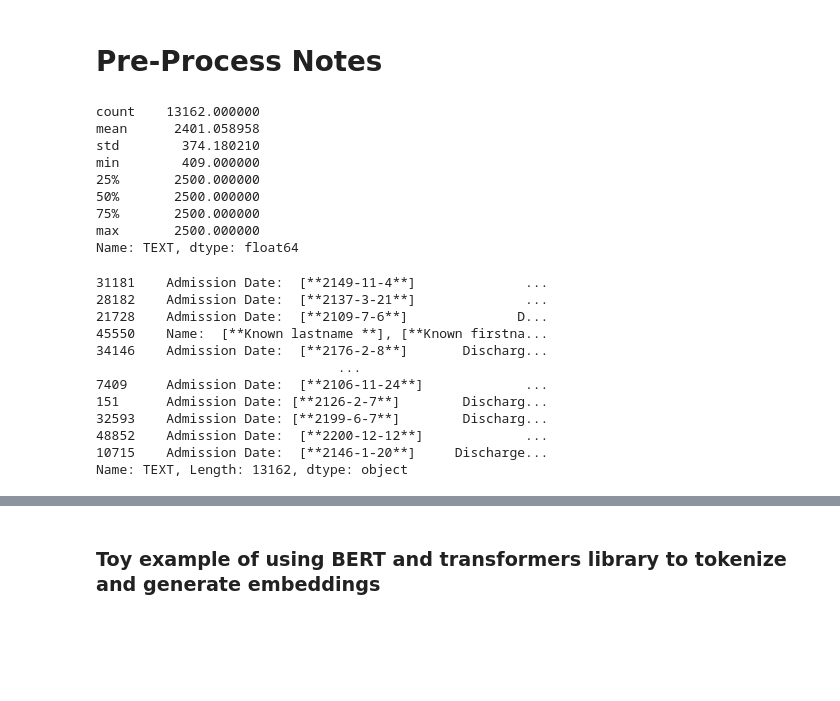
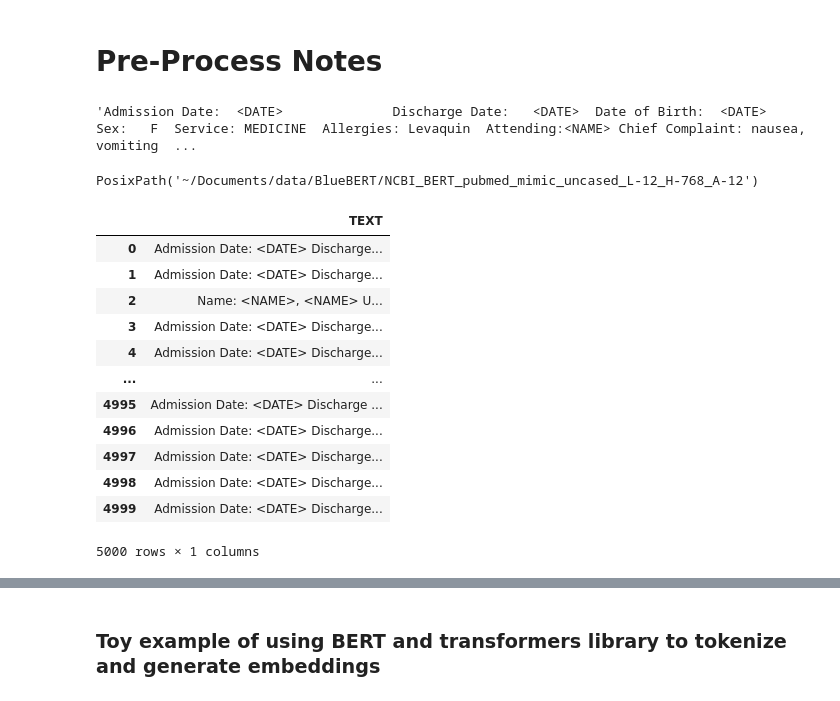
Before and after one commit to kev8484/mimic-models, a Jupyter notebook: MIMIC_CNN_script.ipynb, the cells around one changed output, grey strips where cells are left out. Drawn from its saved outputs; the diff is of its cells as text; code cells hidden in the pictures; blank space fills up the shorter version.

Commit message:
tokenization handles dates and names gracefully

```diff
--- a/MIMIC_CNN_script.ipynb
+++ b/MIMIC_CNN_script.ipynb
@@ -196,41 +196,55 @@ Done.
 # %% [markdown]
 # Pre-Process Notes
 # %%
-def preprocess_text(df):
+def preprocess_text(df, char_limit=2500):
     # This function preprocesses the text by filling not a number
     # and replacing new lines ('\n') and carriage returns ('\r')
-    df.TEXT = df.TEXT.fillna(' ')
-    df.TEXT = df.TEXT.str.replace('\n',' ')
-    df.TEXT = df.TEXT.str.replace('\r',' ')
-    return df
+    text_data = df.TEXT\
+        .fillna(' ')\
+        .str.replace('\n', ' ')\
+        .str.replace('\r', ' ')\
+        .str.replace('\[\*\*(\d{4}-\d{1,2}-\d{1,2})\*\*\]',
+                     '<DATE>', regex=True)\
+        .str.replace(r'\[\*\*([\da-zA-Z() \(\)]*?(?:Name|name)[\da-zA-Z \(\)]*?)\*\*\]',
+                     '<NAME>', regex=True)\
+        .str.replace(r'\[\*\*([\d-]*?)\*\*\]',
+                     '<NUMBER>', regex=True)\
+        .str.replace(r'\[\*\*(Hospital.*?)\*\*\]',
+                     '<HOSPITAL>', regex=True)\
+        .str.replace(r'\[\*\*(.*?)\*\*\]',
+                     '<UNK>', regex=True)\
+        .str[:char_limit]\
+
+    return text_data
 
 # discard admissions where the patient died during the stay
 # use 30d readmission as the label
-text_data = preprocess_text(notes[notes.HOSPITAL_EXPIRE_FLAG == 0].sample(frac=0.3, random_state=42))['TEXT'].str[:2500]
-y = notes[notes.HOSPITAL_EXPIRE_FLAG == 0].sample(frac=0.3, random_state=42)['30d_readmit']
-text_data.str.len().describe()
+text_data = preprocess_text(notes[notes.HOSPITAL_EXPIRE_FLAG == 0])
+y = notes[notes.HOSPITAL_EXPIRE_FLAG == 0]['30d_readmit']
+# text_data.str.len().describe()
+text_data.loc[0]
 # %% [output]
-count    13162.000000
-mean      2401.058958
-std        374.180210
-min        409.000000
-25%       2500.000000
-50%       2500.000000
-75%       2500.000000
-max       2500.000000
-Name: TEXT, dtype: float64
+'Admission Date:  <DATE>              Discharge Date:   <DATE>  Date of Birth:  <DATE>             Sex:   F  Service: MEDICINE  Allergies: Levaquin  Attending:<NAME> Chief Complaint: nausea, vomiting  ...
-# %%
-text_data
-# %% [output]
-31181    Admission Date:  [**2149-11-4**]              ...
-28182    Admission Date:  [**2137-3-21**]              ...
-21728    Admission Date:  [**2109-7-6**]              D...
-45550    Name:  [**Known lastname **], [**Known firstna...
-34146    Admission Date:  [**2176-2-8**]       Discharg...
-                               ...
-7409     Admission Date:  [**2106-11-24**]             ...
-151      Admission Date: [**2126-2-7**]        Discharg...
-32593    Admission Date: [**2199-6-7**]        Discharg...
-48852    Admission Date:  [**2200-12-12**]             ...
-10715    Admission Date:  [**2146-1-20**]     Discharge...
-Name: TEXT, Length: 13162, dtype: object
+# %%
+from pathlib import Path
+
+Path("~/Documents/data/BlueBERT/NCBI_BERT_pubmed_mimic_uncased_L-12_H-768_A-12/")
+# %% [output]
+PosixPath('~/Documents/data/BlueBERT/NCBI_BERT_pubmed_mimic_uncased_L-12_H-768_A-12')
+# %%
+tmp_data = pd.read_csv("~/Documents/data/mimic/mimic_discharge_summaries_2500chars_subset.csv")
+tmp_data
+# %% [output]
+|  | TEXT |
+| 0 | Admission Date: <DATE> Discharge... |
+| 1 | Admission Date: <DATE> Discharge... |
+| 2 | Name: <NAME>, <NAME> U... |
+| 3 | Admission Date: <DATE> Discharge... |
+| 4 | Admission Date: <DATE> Discharge... |
+| ... | ... |
+| 4995 | Admission Date: <DATE> Discharge ... |
+| 4996 | Admission Date: <DATE> Discharge... |
+| 4997 | Admission Date: <DATE> Discharge... |
+| 4998 | Admission Date: <DATE> Discharge... |
+| 4999 | Admission Date: <DATE> Discharge... |
+5000 rows × 1 columns
```
Also changed, not shown: parts of 14 cells of this notebook.
